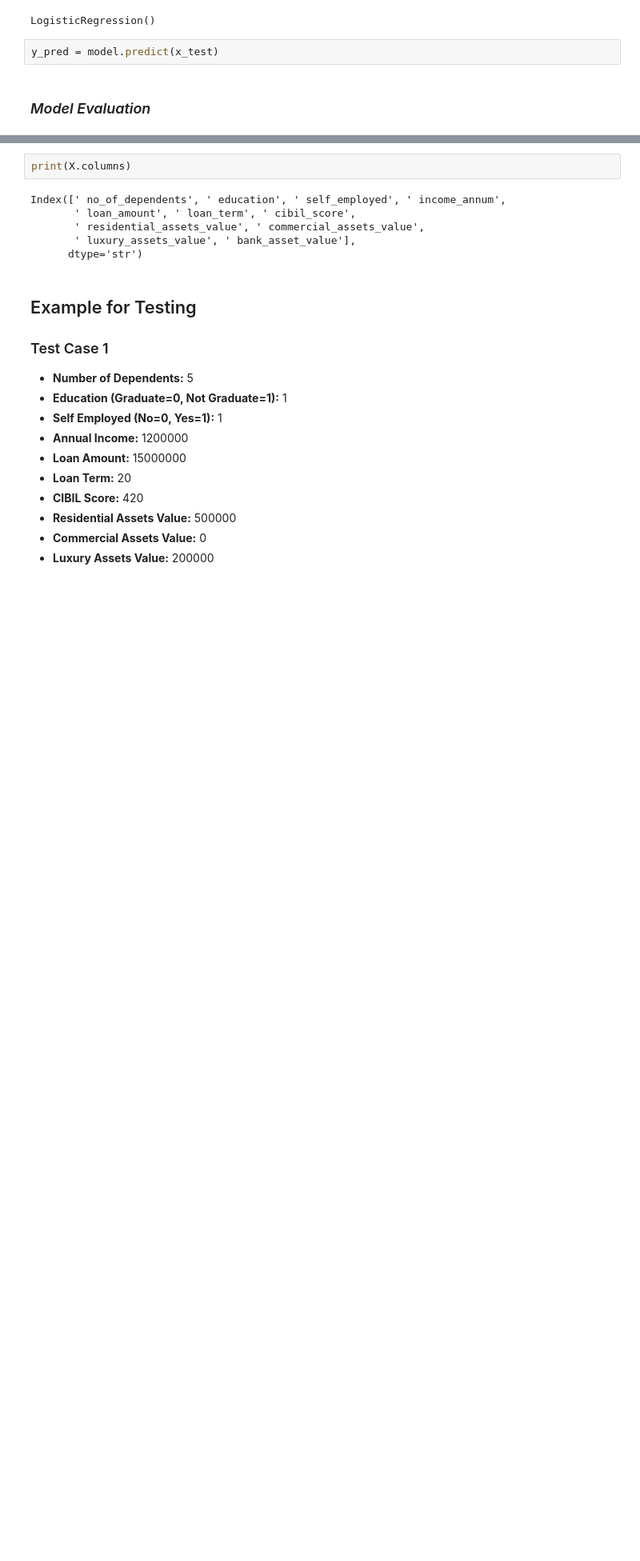
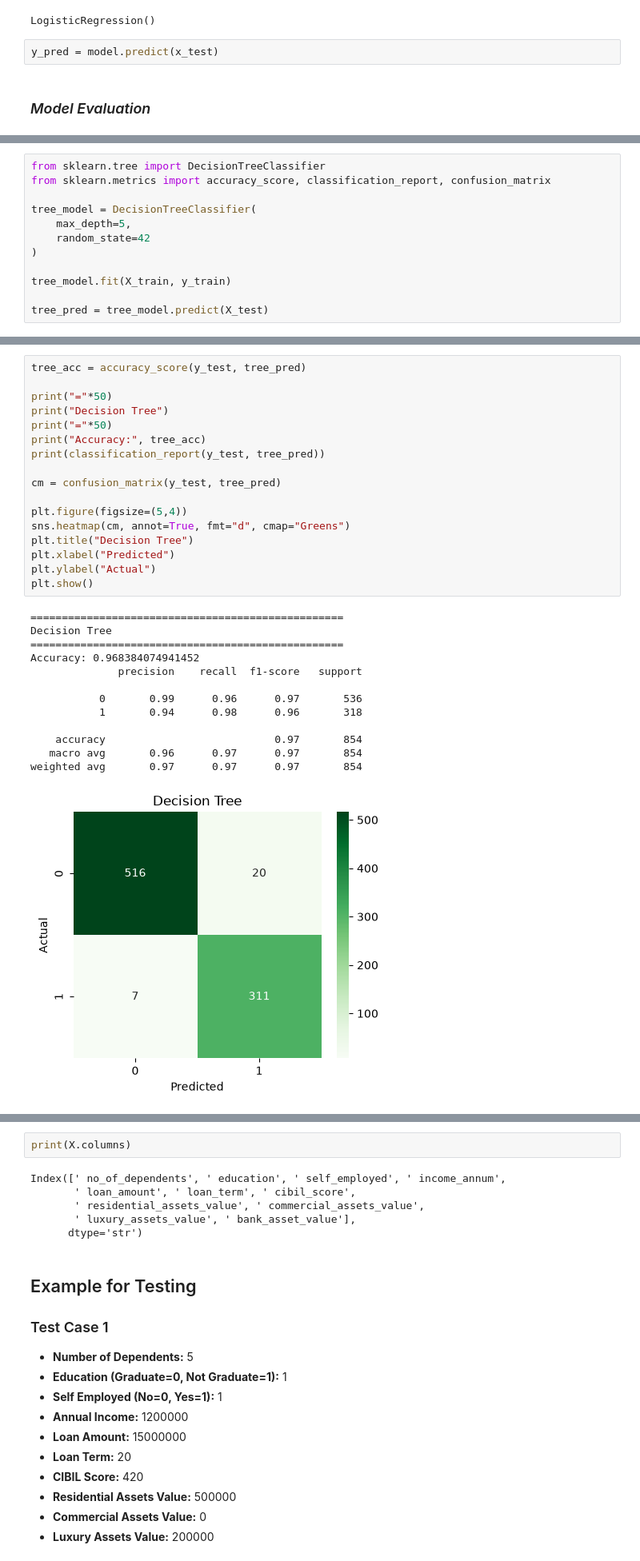
Before and after one commit to Alzahraa-Gamal22/Machine-Learning-NTI_Projects, a Jupyter notebook: Classification Project/Loan_Approval_Coding.ipynb, the cells around one changed output, grey strips where cells are left out. Shown at 80% size. Cells and saved outputs as stored; diff of their text form; blank space fills up the shorter version.

Commit message:
Update loan prediction app and model

```diff
--- a/Classification Project/Loan_Approval_Coding.ipynb
+++ b/Classification Project/Loan_Approval_Coding.ipynb
@@ -202,0 +208,12 @@ plt.show()
+# %%
+from sklearn.tree import DecisionTreeClassifier
+from sklearn.metrics import accuracy_score, classification_report, confusion_matrix
+
+tree_model = DecisionTreeClassifier(
+    max_depth=5,
+    random_state=42
+)
+
+tree_model.fit(X_train, y_train)
+
+tree_pred = tree_model.predict(X_test)
@@ -202,0 +222,31 @@ plt.show()
+# %%
+tree_acc = accuracy_score(y_test, tree_pred)
+
+print("="*50)
+print("Decision Tree")
+print("="*50)
+print("Accuracy:", tree_acc)
+print(classification_report(y_test, tree_pred))
+
+cm = confusion_matrix(y_test, tree_pred)
+
+plt.figure(figsize=(5,4))
+sns.heatmap(cm, annot=True, fmt="d", cmap="Greens")
+plt.title("Decision Tree")
+plt.xlabel("Predicted")
+plt.ylabel("Actual")
+plt.show()
+# %% [output]
+==================================================
+Decision Tree
+==================================================
+Accuracy: 0.968384074941452
+              precision    recall  f1-score   support
+
+           0       0.99      0.96      0.97       536
+           1       0.94      0.98      0.96       318
+
+    accuracy                           0.97       854
+   macro avg       0.96      0.97      0.97       854
+weighted avg       0.97      0.97      0.97       854
+[figure, added]
```
Also changed, not shown: parts of 25 cells of this notebook, 2 other files.
